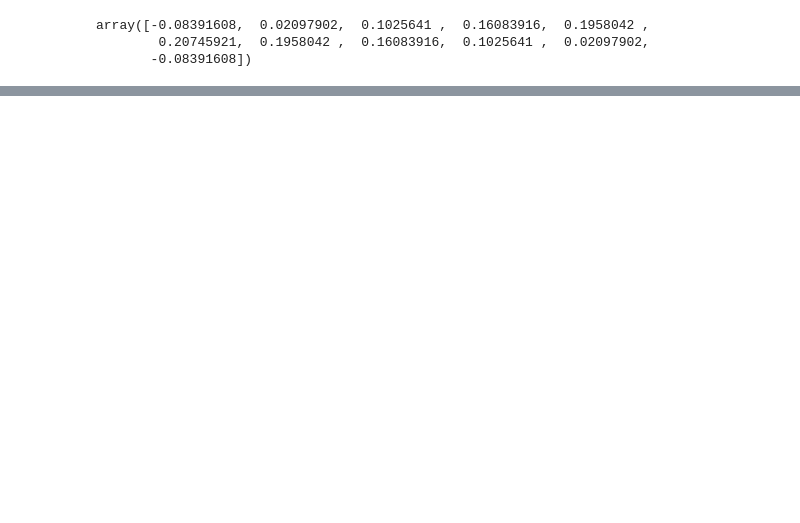
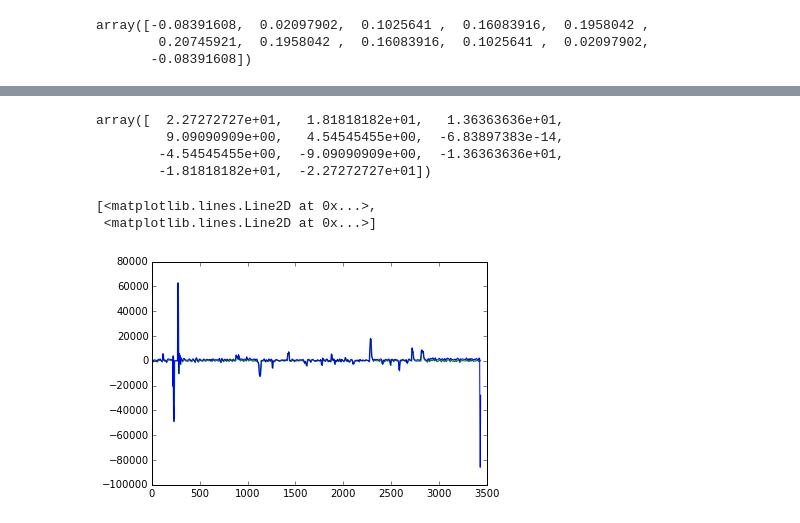
Before and after one commit to RyanHope/gazetools_cl, a Jupyter notebook: gazetools_test.ipynb, the cells around one changed output, grey strips where cells are left out. Drawn from its saved outputs; the diff is of its cells as text; code cells hidden in the pictures; blank space fills up the shorter version.

```diff
--- a/gazetools_test.ipynb
+++ b/gazetools_test.ipynb
@@ -168,0 +175,17 @@ plt.plot(t,x_diff)
+# %%
+velocity = savgol_coeffs(11, 2, 1, 1.0/500.0) # window length 2, order 2, derivitive 0
+velocity
+# %% [output]
+array([  2.27272727e+01,   1.81818182e+01,   1.36363636e+01,
+         9.09090909e+00,   4.54545455e+00,  -6.83897383e-14,
+        -4.54545455e+00,  -9.09090909e+00,  -1.36363636e+01,
+        -1.81818182e+01,  -2.27272727e+01])
+# %%
+v_np = convolve1d_np(x, velocity) # numpy reference
+v_cl = convolve1d(ctx, x, velocity) # gazetools opencl implementation
+# %%
+plt.plot(t,v_np,'g-',t,v_cl,'b-')
+# %% [output]
+[<matplotlib.lines.Line2D at 0x...>,
+ <matplotlib.lines.Line2D at 0x...>]
+[figure, added]
```
Also changed, not shown: parts of 6 cells of this notebook.
